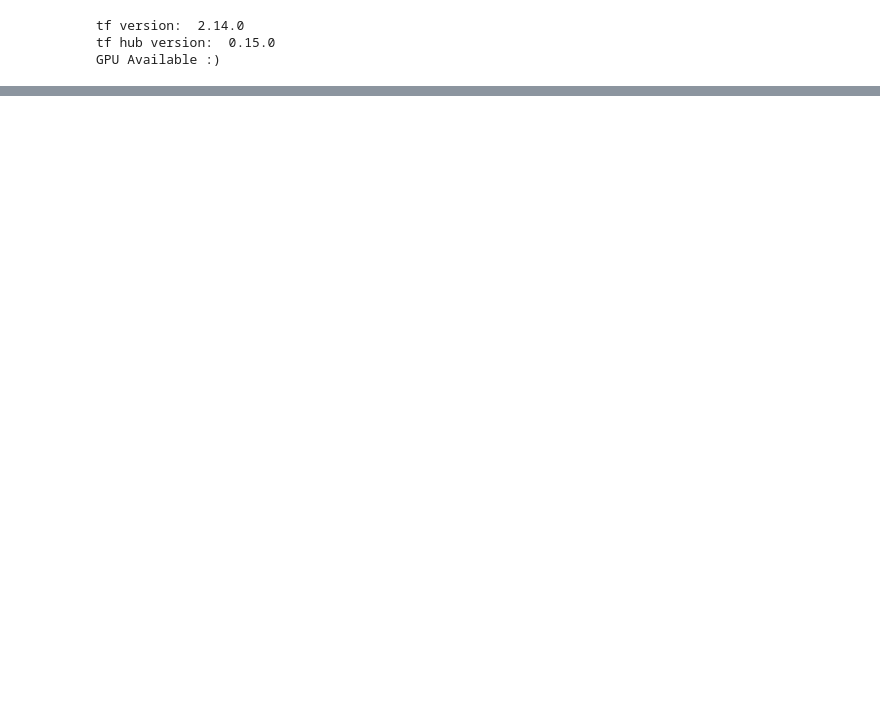
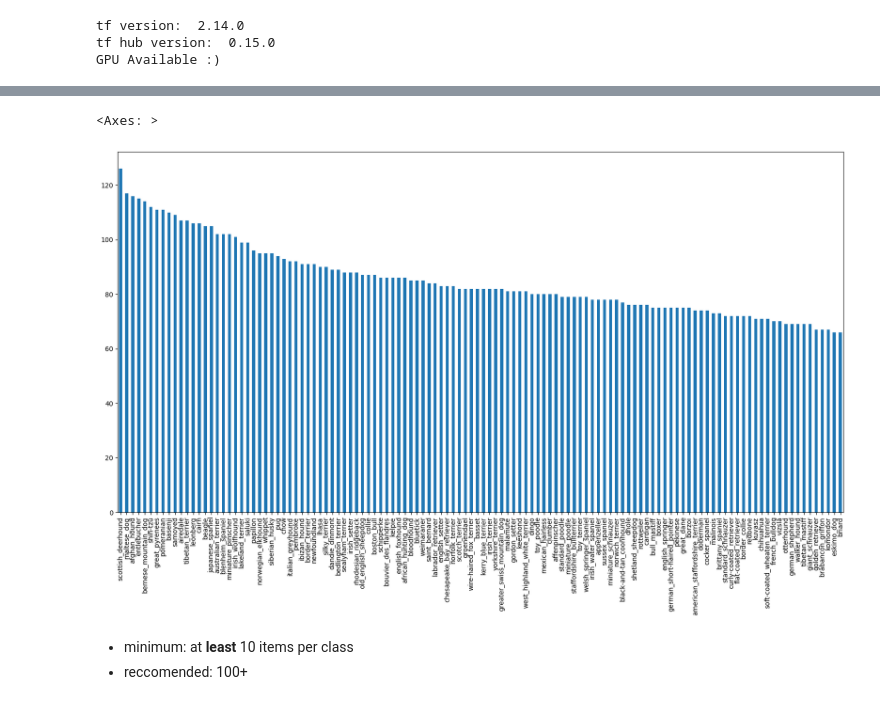
Before and after one commit to mrcruz117/tf_unstructured_classification, a Jupyter notebook: tf_breed_classification.ipynb, the cells around one changed output, grey strips where cells are left out. Cells and saved outputs as stored; diff of their text form; code cells hidden in the pictures; blank space fills up the shorter version.

Commit message:
imported data

```diff
--- a/tf_breed_classification.ipynb
+++ b/tf_breed_classification.ipynb
@@ -60,0 +56,4 @@ GPU Available :)
+# %%
+labels_df = pd.read_csv("/content/drive/MyDrive/tf_breed_classification/data/dog-vision/labels.csv")
+print(labels_df.describe())
+labels_df.head()
@@ -60,0 +72,9 @@ GPU Available :)
+# %%
+# how many images per breed
+labels_df["breed"].value_counts().plot.bar(figsize=(20, 10))
+# %% [output]
+<Axes: >
+[figure, added]
+# %% [markdown]
+- minimum: at **least** 10 items per class
+- reccomended: 100+
```
Also changed, not shown: parts of 6 cells of this notebook.
